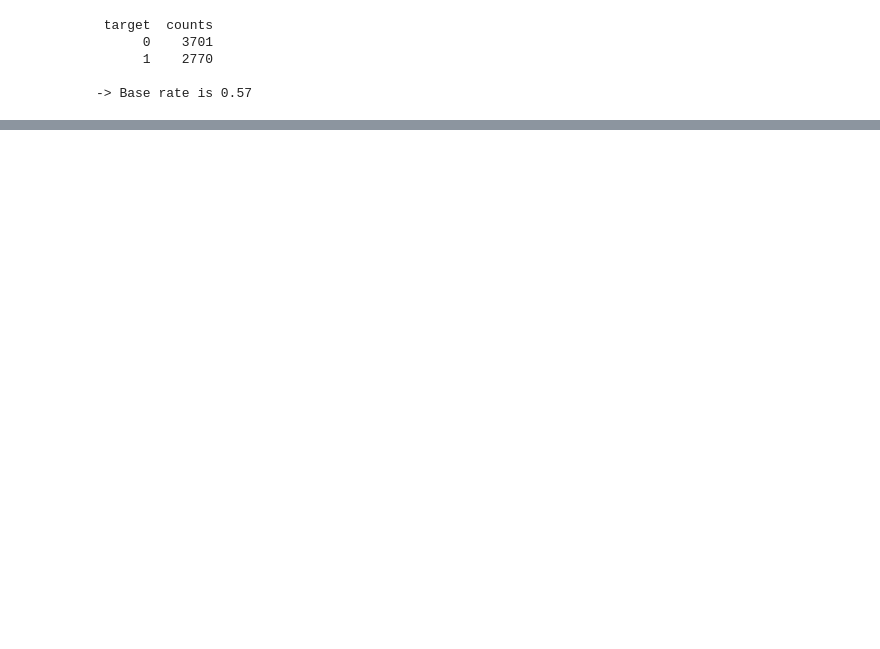
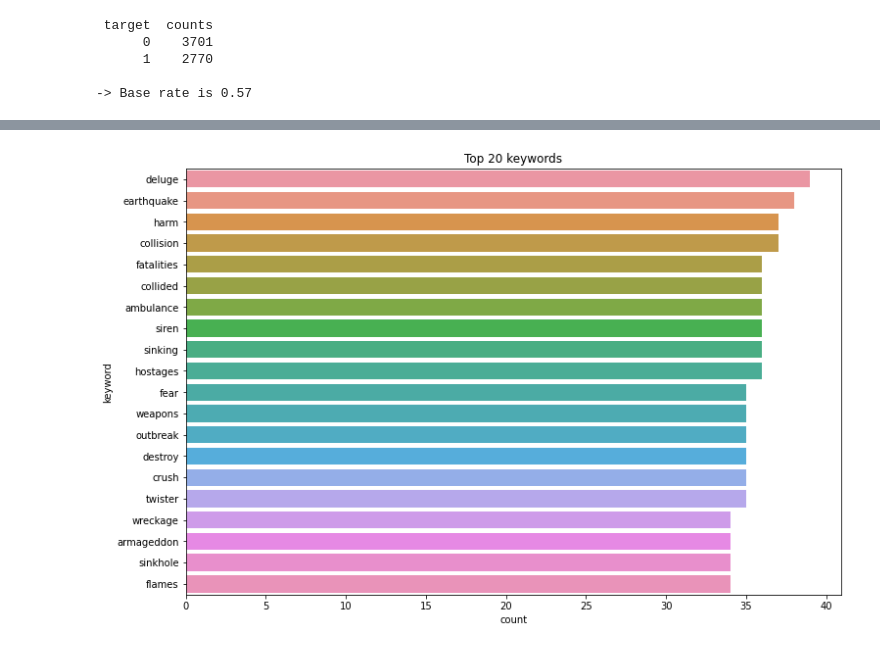
Before and after one commit to KVVisDon/Data-Mining-Project, a Jupyter notebook: code/Team_Microsoft.ipynb, the cells around one changed output, grey strips where cells are left out. Saved outputs shown, nothing was run; the diff lists cells and outputs as text; code cells hidden in the pictures; blank space fills up the shorter version.

```diff
--- a/code/Team_Microsoft.ipynb
+++ b/code/Team_Microsoft.ipynb
@@ -364,0 +160,10 @@ submission_file.to_csv('submission_toSubmit.csv', index=False)
+# %%
+#Analyzing the content of the keywords
+# Most common keywords src: https://www.kaggle.com/holfyuen/basic-nlp-on-disaster-tweets
+
+plt.figure(figsize=(12,8))
+sns.countplot(y=df.keyword, order=df.keyword.value_counts().iloc[:20].index)
+plt.title('Top 20 keywords')
+plt.show()
+# %% [output]
+[figure, added]
```
Also changed, not shown: parts of 61 cells of this notebook.
